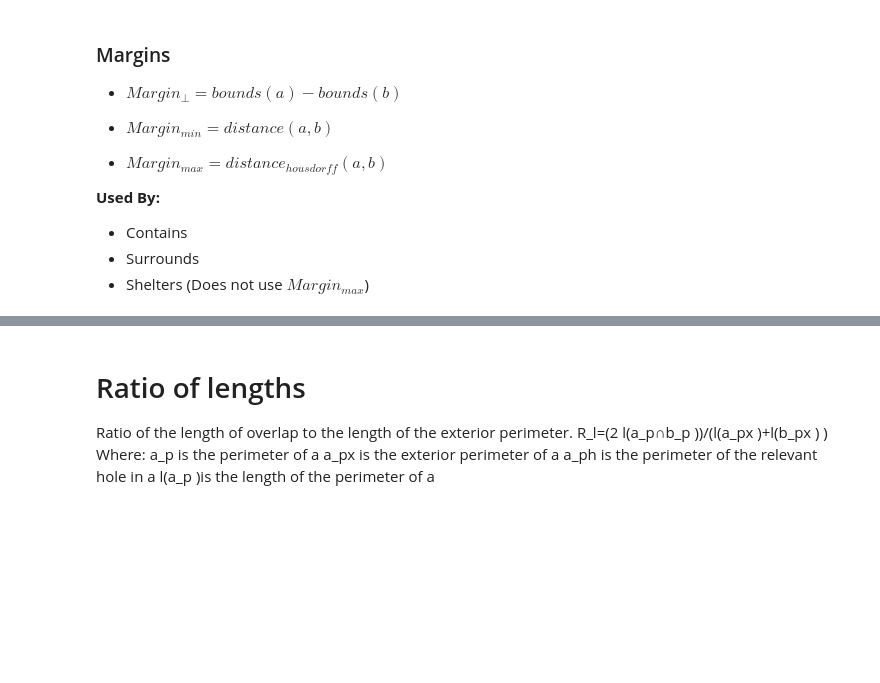
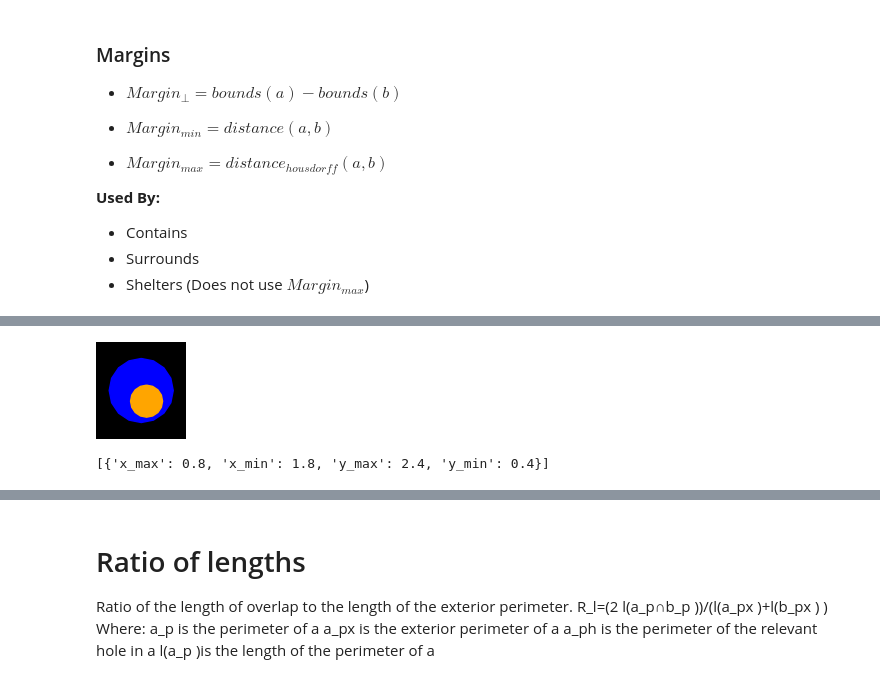
Before and after one commit to GregSal/StructureRelations, a Jupyter notebook: src/ContourMetricTests.ipynb, the cells around one changed output, grey strips where cells are left out. Saved outputs shown, nothing was run; the diff lists cells and outputs as text; code cells hidden in the pictures; blank space fills up the shorter version.

```diff
--- a/src/ContourMetricTests.ipynb
+++ b/src/ContourMetricTests.ipynb
@@ -90,0 +171,8 @@ All points of <span class="b">b</span> lie in the interior of <span class="a">a<
+# %%
+a, b = contains_example5()
+ax = plot_ab(a.contour, b.contour)
+margin_p = perpendicular_margins(a, b)
+pprint(margin_p)
+# %% [output]
+[figure, added]
+[{'x_max': 0.8, 'x_min': 1.8, 'y_max': 2.4, 'y_min': 0.4}]
```
Also changed, not shown: parts of 21 cells of this notebook, 2 other files.
